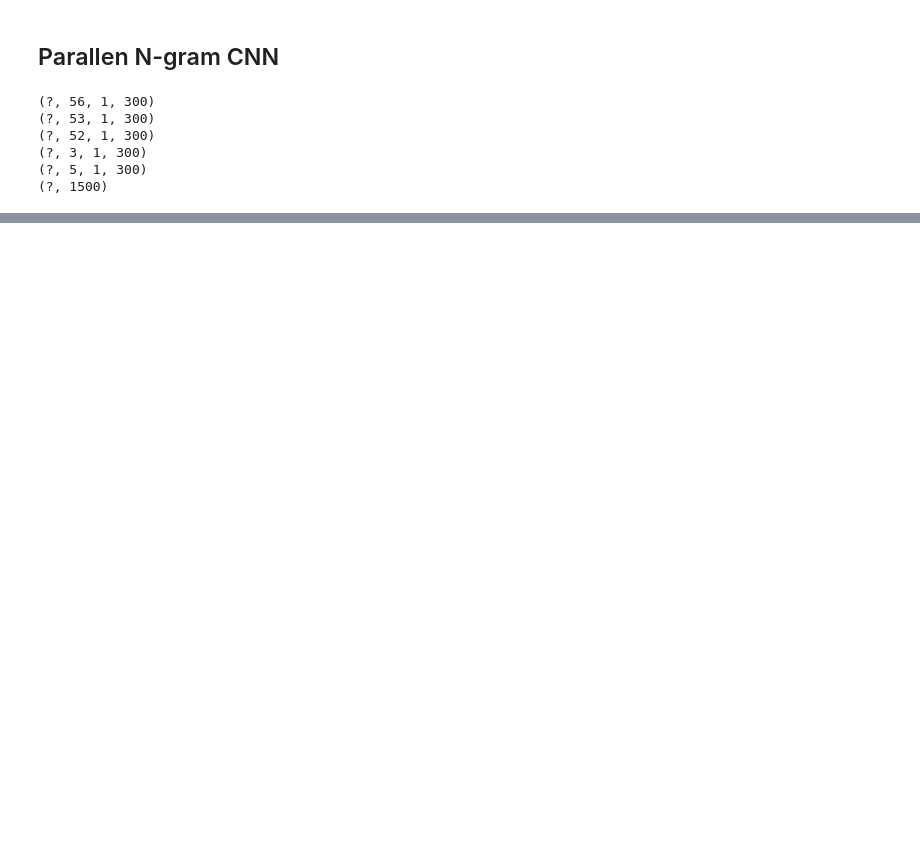
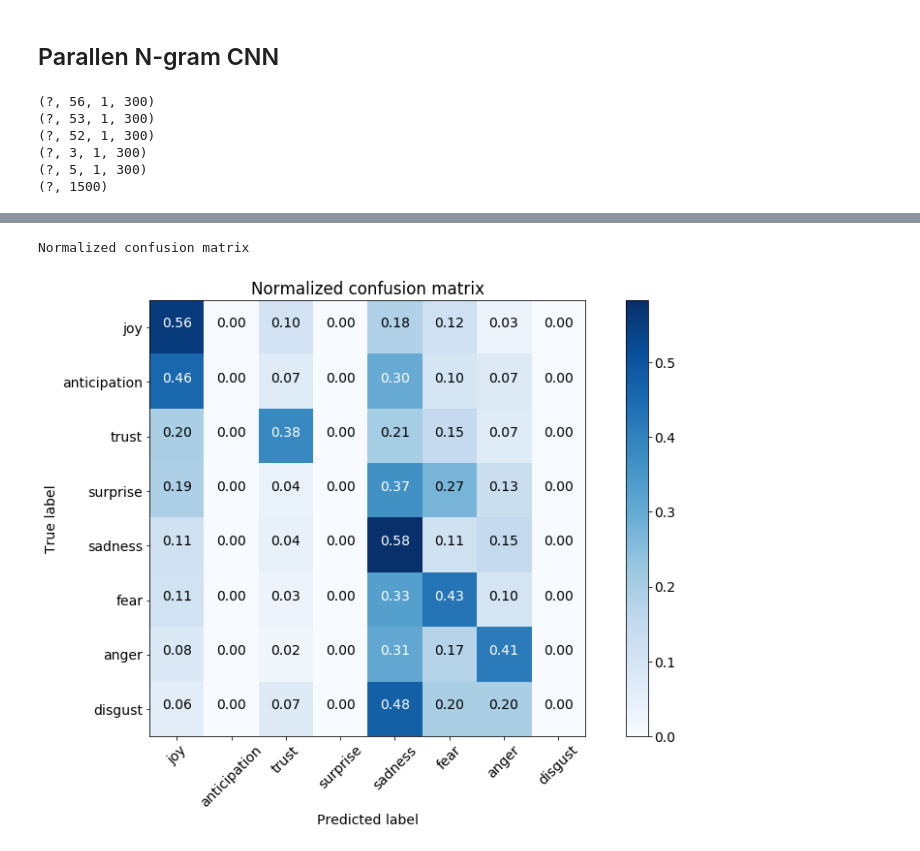
Before and after one commit to eunicebes/Machine-Learning-Course, a Jupyter notebook: CNN_Emotion_Analysis/text-cnn-emotion-200-distance-supervised.ipynb, the cells around one changed output, grey strips where cells are left out. Saved outputs shown, nothing was run; the diff lists cells and outputs as text; code cells hidden in the pictures; blank space fills up the shorter version.

```diff
--- a/CNN_Emotion_Analysis/text-cnn-emotion-200-distance-supervised.ipynb
+++ b/CNN_Emotion_Analysis/text-cnn-emotion-200-distance-supervised.ipynb
@@ -1174,0 +1408,11 @@ with tf.Session() as sess:
+# %%
+eva_res = pd.DataFrame({'pred':testing_res[52]})
+eva_res['emotion'] = eva_res['pred'].map(label2emotion)
+cfm = confusion_matrix(en_test.emotion, eva_res.emotion, labels=class_names)
+plt.figure(figsize=(12,8))
+plot_confusion_matrix(cfm, classes=class_names, normalize=True,
+                      title='Normalized confusion matrix')
+plt.show()
+# %% [output]
+Normalized confusion matrix
+[figure, added]
```
Also changed, not shown: parts of 32 cells of this notebook.
